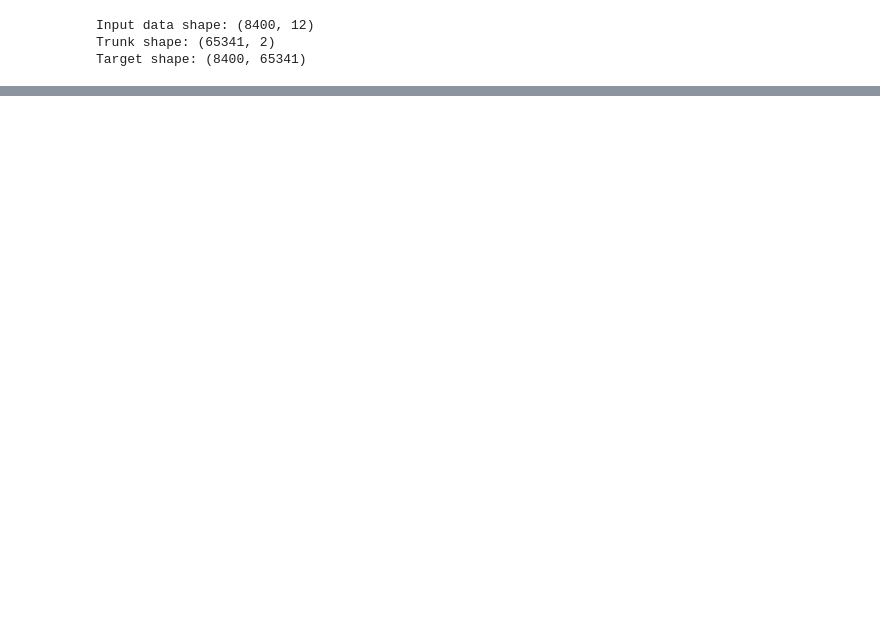
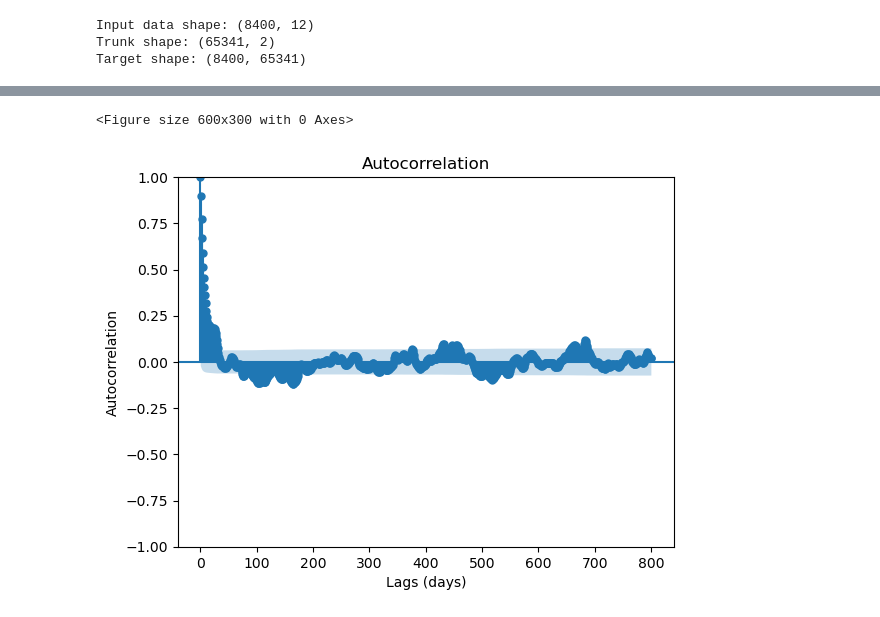
Before and after one commit to kkazuma19/CosmicRays-Operator, a Jupyter notebook: analysis/seasonality/notebook.ipynb, the cells around one changed output, grey strips where cells are left out. Drawn from its saved outputs; the diff is of its cells as text; code cells hidden in the pictures; blank space fills up the shorter version.

```diff
--- a/analysis/seasonality/notebook.ipynb
+++ b/analysis/seasonality/notebook.ipynb
@@ -49,0 +121,12 @@ Test set: torch.Size([365, 30, 12]) torch.Size([365, 65341])
+# %%
+from statsmodels.graphics.tsaplots import plot_acf
+
+plt.figure(figsize=(6, 3))
+plot_acf(anom.dropna(), lags=800)
+plt.xlabel("Lags (days)")
+plt.ylabel("Autocorrelation")
+plt.savefig("analysis/seasonality/figures/acf_dose_anomaly.png", dpi=300)
+plt.show()
+# %% [output]
+<Figure size 600x300 with 0 Axes>
+[figure, added]
```
Also changed, not shown: parts of 5 cells of this notebook, 22 other files.
